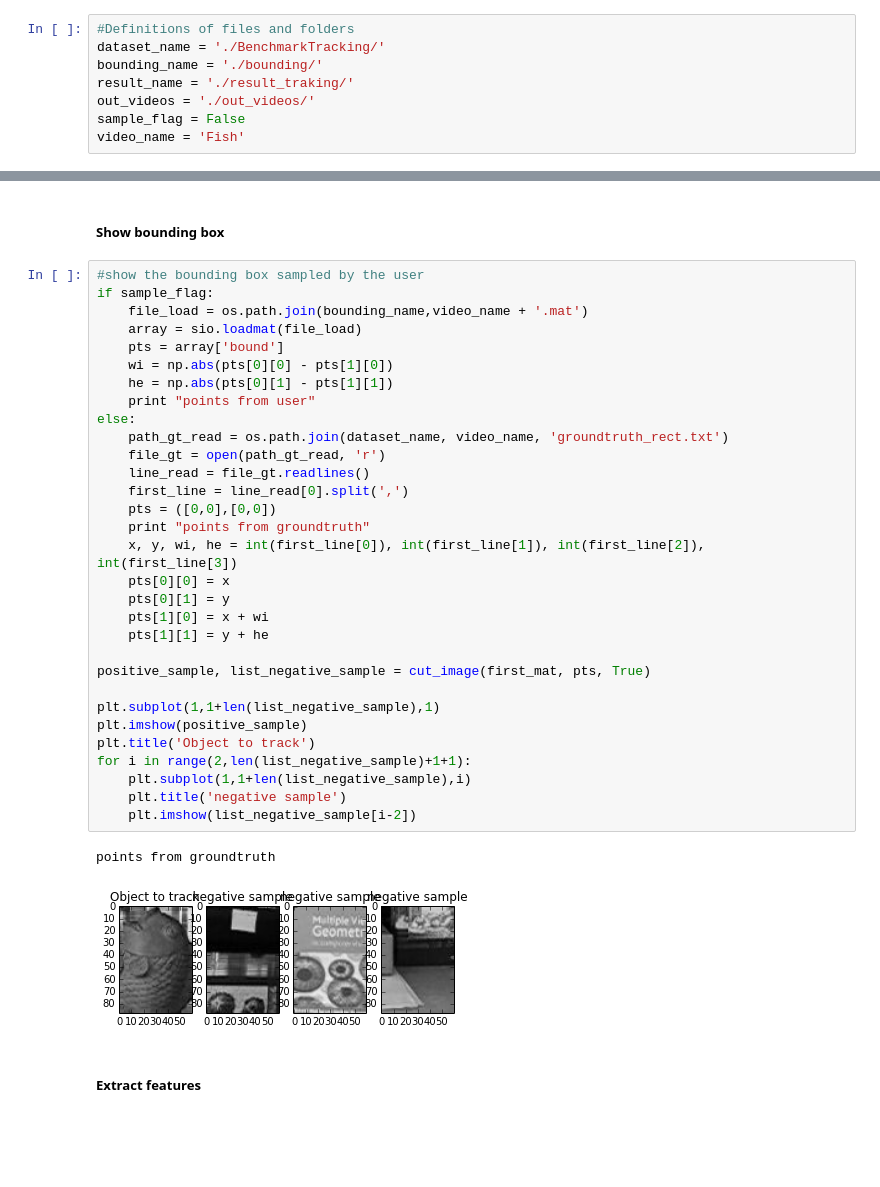
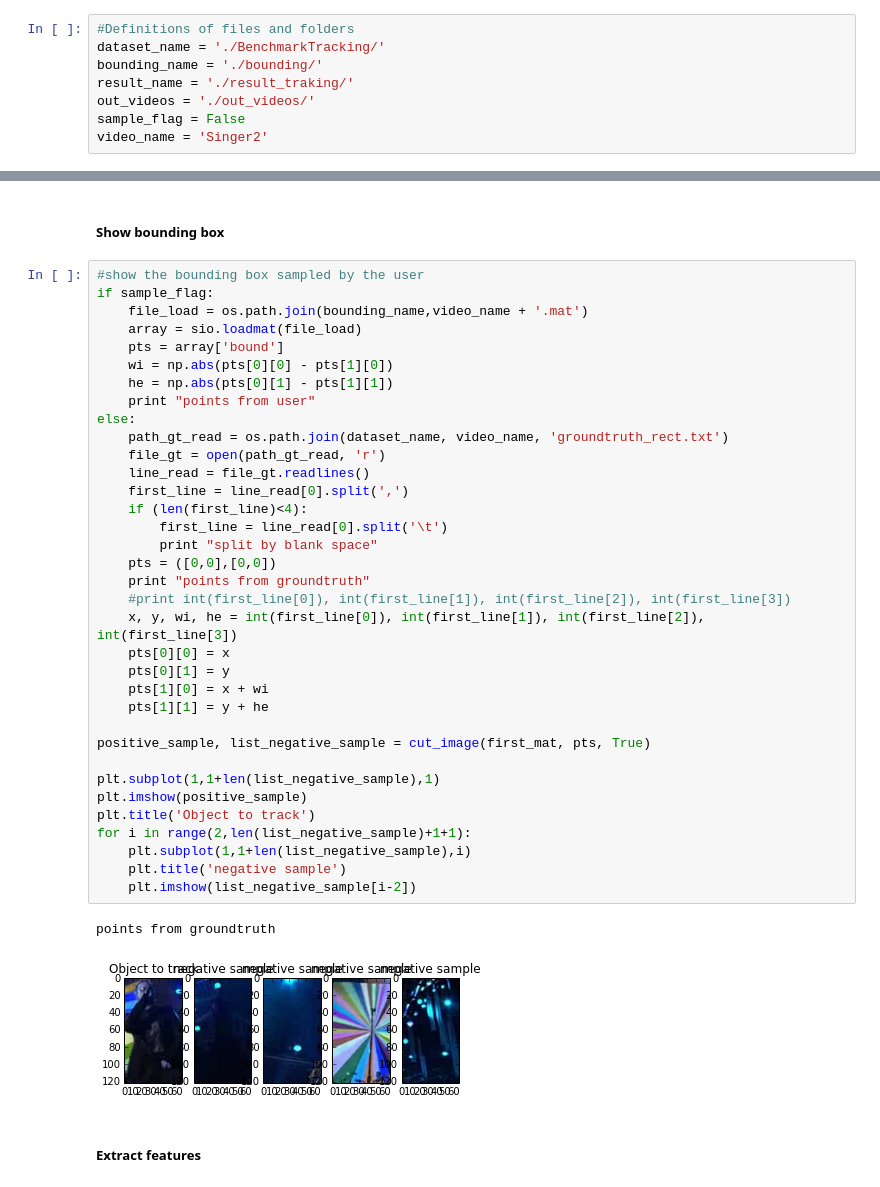
Before and after one commit to Darialfury/pdiclass, a Jupyter notebook: TrackingSystem.ipynb, the cells around one changed output, grey strips where cells are left out. Saved outputs shown, nothing was run; the diff lists cells and outputs as text; blank space fills up the shorter version.

```diff
--- a/TrackingSystem.ipynb
+++ b/TrackingSystem.ipynb
@@ -124,7 +124,7 @@ bounding_name = './bounding/'
 result_name = './result_traking/'
 out_videos = './out_videos/'
 sample_flag = False
-video_name = 'Fish'
+video_name = 'Singer2'
 # %% [markdown]
 ##### Show video in frames
 # %%
@@ -156,34 +157,38 @@ if sample_flag:
     file_load = os.path.join(bounding_name,video_name + '.mat')
     array = sio.loadmat(file_load)
     pts = array['bound']
     wi = np.abs(pts[0][0] - pts[1][0])
     he = np.abs(pts[0][1] - pts[1][1])
     print "points from user"
 else:
     path_gt_read = os.path.join(dataset_name, video_name, 'groundtruth_rect.txt')
     file_gt = open(path_gt_read, 'r')
     line_read = file_gt.readlines()
     first_line = line_read[0].split(',')
+    if (len(first_line)<4):
+        first_line = line_read[0].split('\t')
+        print "split by blank space"
     pts = ([0,0],[0,0])
     print "points from groundtruth"
+    #print int(first_line[0]), int(first_line[1]), int(first_line[2]), int(first_line[3])
     x, y, wi, he = int(first_line[0]), int(first_line[1]), int(first_line[2]), int(first_line[3])
     pts[0][0] = x
     pts[0][1] = y
     pts[1][0] = x + wi
     pts[1][1] = y + he
 
 positive_sample, list_negative_sample = cut_image(first_mat, pts, True)
 
 plt.subplot(1,1+len(list_negative_sample),1)
 plt.imshow(positive_sample)
 plt.title('Object to track')
 for i in range(2,len(list_negative_sample)+1+1):
     plt.subplot(1,1+len(list_negative_sample),i)
     plt.title('negative sample')
     plt.imshow(list_negative_sample[i-2])
 # %% [output]
 points from groundtruth
-[figure, old version]
+[figure, new version]
 # %% [markdown]
 ##### Extract features
 # %%
```
Also changed, not shown: parts of 5 cells of this notebook, 2 other files.
